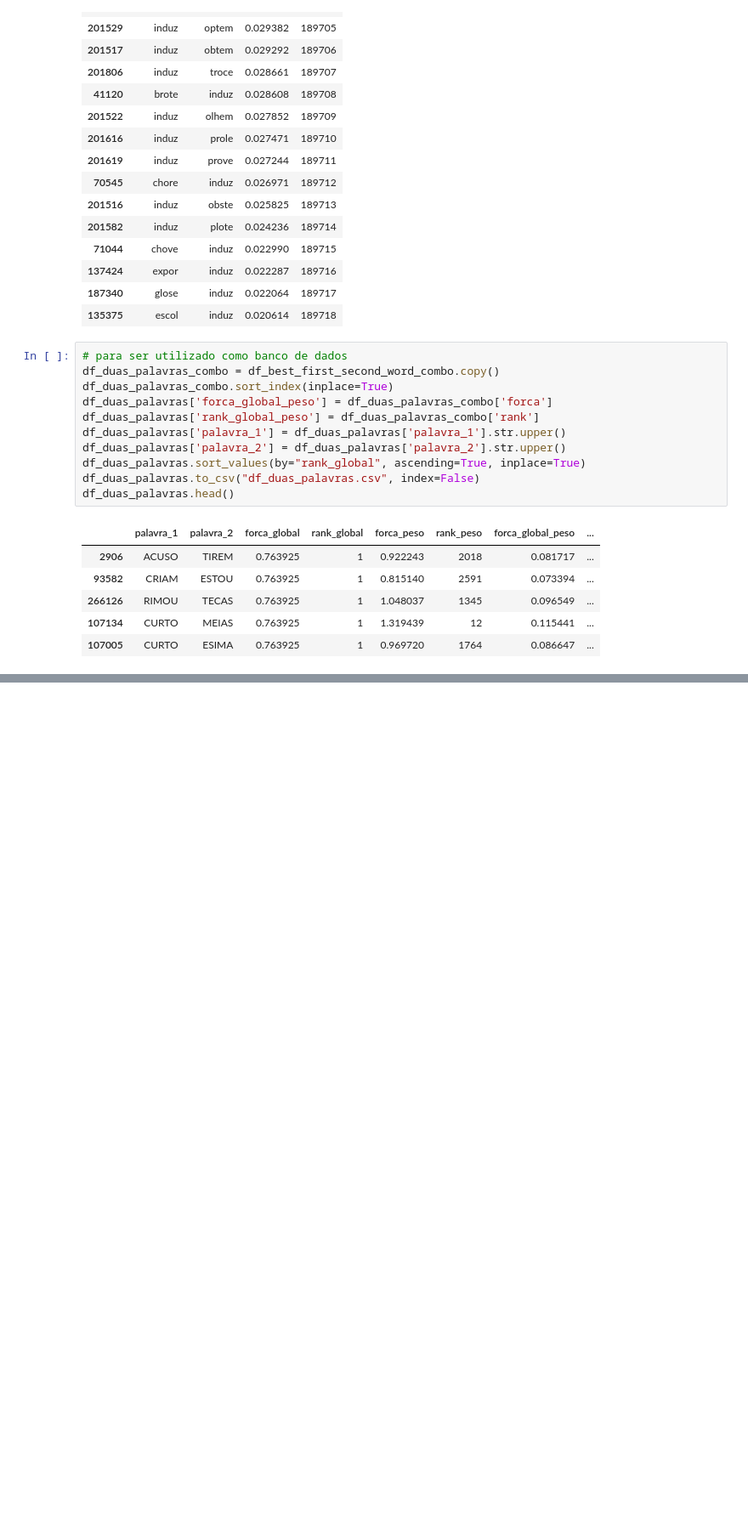
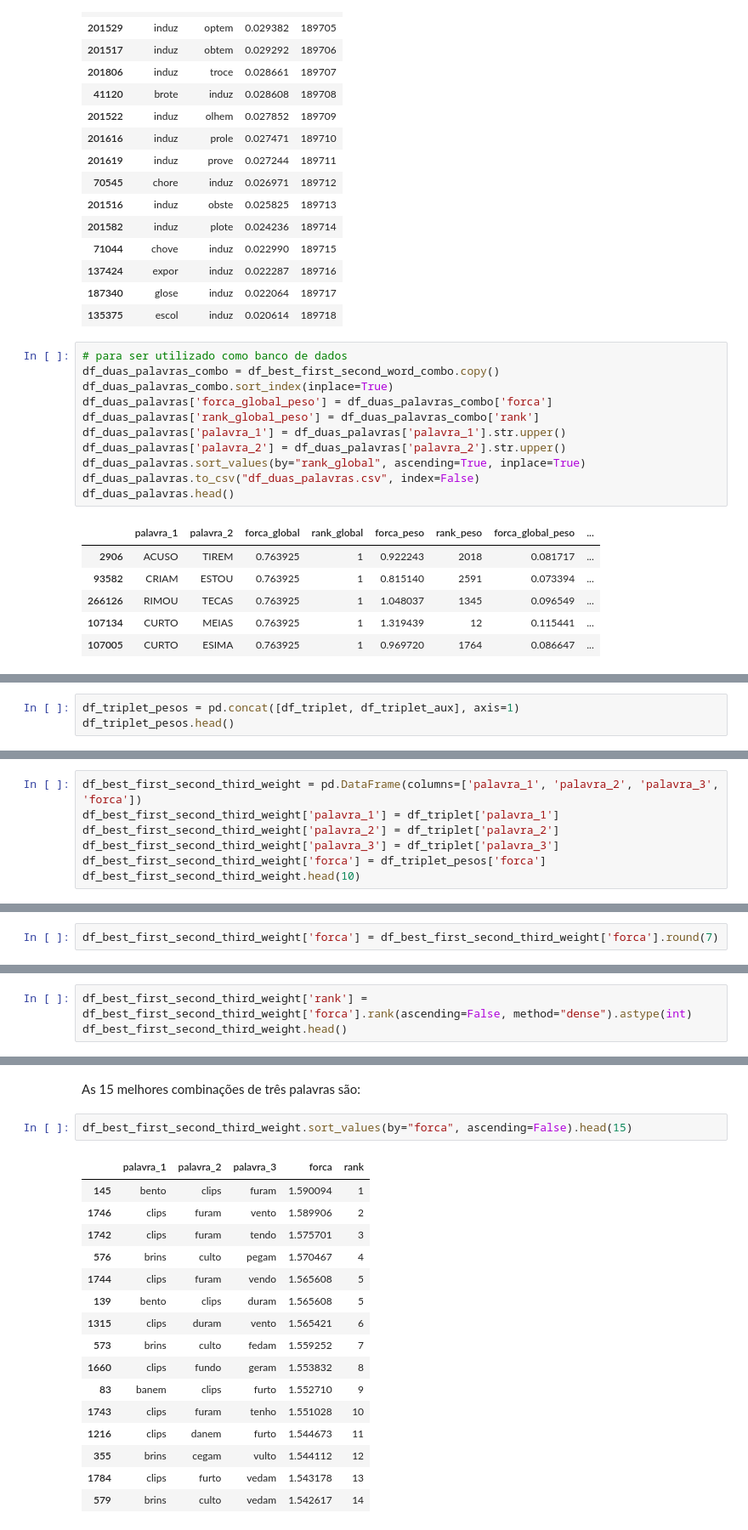
Before and after one commit to andersonmdcanteli/termo, a Jupyter notebook: termo_analysis.ipynb, the cells around one changed output, grey strips where cells are left out. Shown at 85% size. Cells and saved outputs as stored; diff of their text form; blank space fills up the shorter version.

```diff
--- a/termo_analysis.ipynb
+++ b/termo_analysis.ipynb
@@ -1972,0 +2288,3 @@ df_duas_palavras.head()
+# %%
+df_triplet_pesos = pd.concat([df_triplet, df_triplet_aux], axis=1)
+df_triplet_pesos.head()
@@ -1972,0 +2301,7 @@ df_duas_palavras.head()
+# %%
+df_best_first_second_third_weight = pd.DataFrame(columns=['palavra_1', 'palavra_2', 'palavra_3', 'forca'])
+df_best_first_second_third_weight['palavra_1'] = df_triplet['palavra_1']
+df_best_first_second_third_weight['palavra_2'] = df_triplet['palavra_2']
+df_best_first_second_third_weight['palavra_3'] = df_triplet['palavra_3']
+df_best_first_second_third_weight['forca'] = df_triplet_pesos['forca']
+df_best_first_second_third_weight.head(10)
@@ -1972,0 +2322,2 @@ df_duas_palavras.head()
+# %%
+df_best_first_second_third_weight['forca'] = df_best_first_second_third_weight['forca'].round(7)
@@ -1972,0 +2326,3 @@ df_duas_palavras.head()
+# %%
+df_best_first_second_third_weight['rank'] = df_best_first_second_third_weight['forca'].rank(ascending=False, method="dense").astype(int)
+df_best_first_second_third_weight.head()
@@ -1972,0 +2336,21 @@ df_duas_palavras.head()
+# %% [markdown]
+As 15 melhores combinações de três palavras são:
+# %%
+df_best_first_second_third_weight.sort_values(by="forca", ascending=False).head(15)
+# %% [output]
+|  | palavra_1 | palavra_2 | palavra_3 | forca | rank |
+| 145 | bento | clips | furam | 1.590094 | 1 |
+| 1746 | clips | furam | vento | 1.589906 | 2 |
+| 1742 | clips | furam | tendo | 1.575701 | 3 |
+| 576 | brins | culto | pegam | 1.570467 | 4 |
+| 1744 | clips | furam | vendo | 1.565608 | 5 |
+| 139 | bento | clips | duram | 1.565608 | 5 |
+| 1315 | clips | duram | vento | 1.565421 | 6 |
+| 573 | brins | culto | fedam | 1.559252 | 7 |
+| 1660 | clips | fundo | geram | 1.553832 | 8 |
+| 83 | banem | clips | furto | 1.552710 | 9 |
+| 1743 | clips | furam | tenho | 1.551028 | 10 |
+| 1216 | clips | danem | furto | 1.544673 | 11 |
+| 355 | brins | cegam | vulto | 1.544112 | 12 |
+| 1784 | clips | furto | vedam | 1.543178 | 13 |
+| 579 | brins | culto | vedam | 1.542617 | 14 |
```
Also changed, not shown: parts of 85 cells of this notebook.
